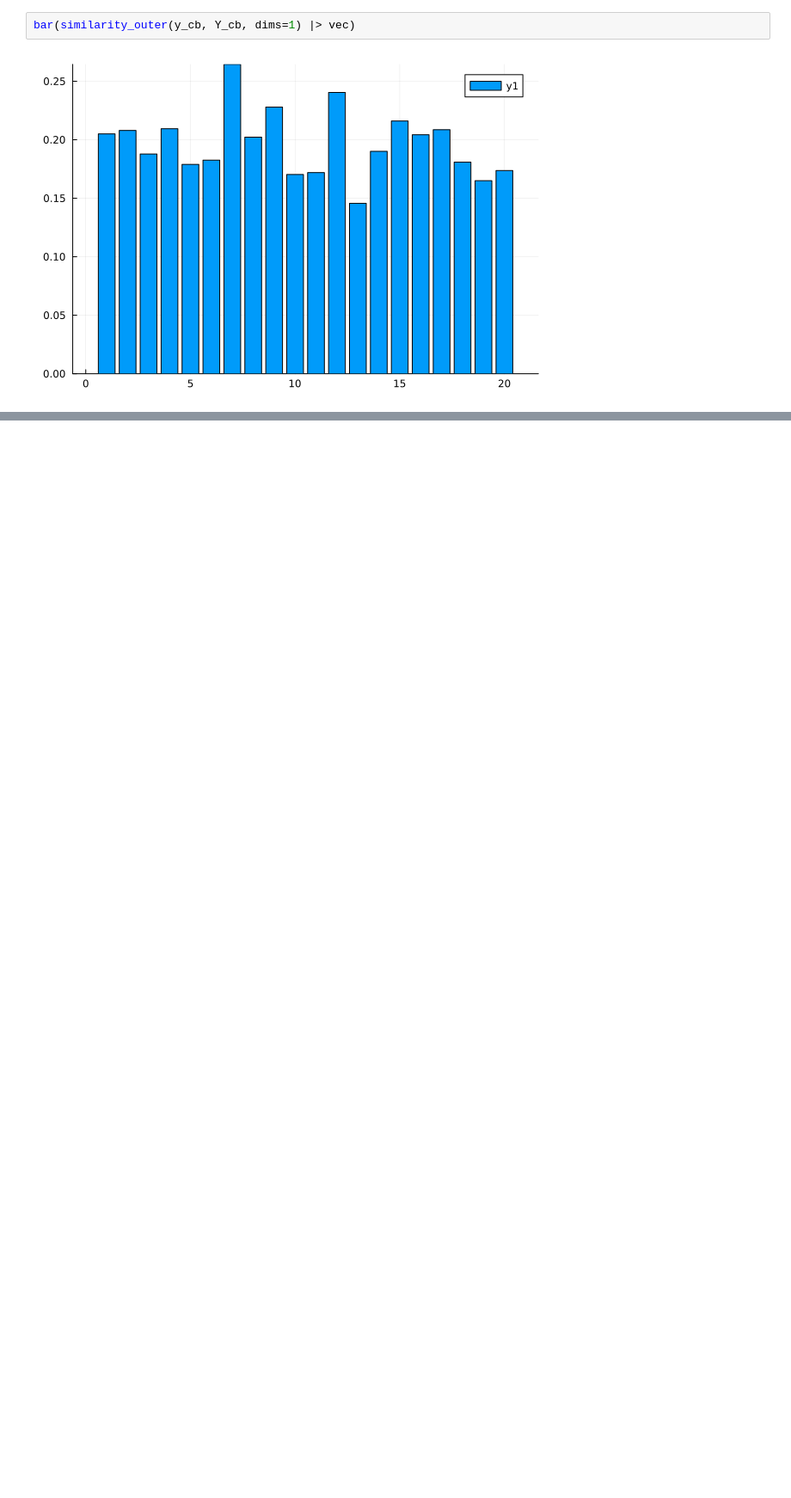
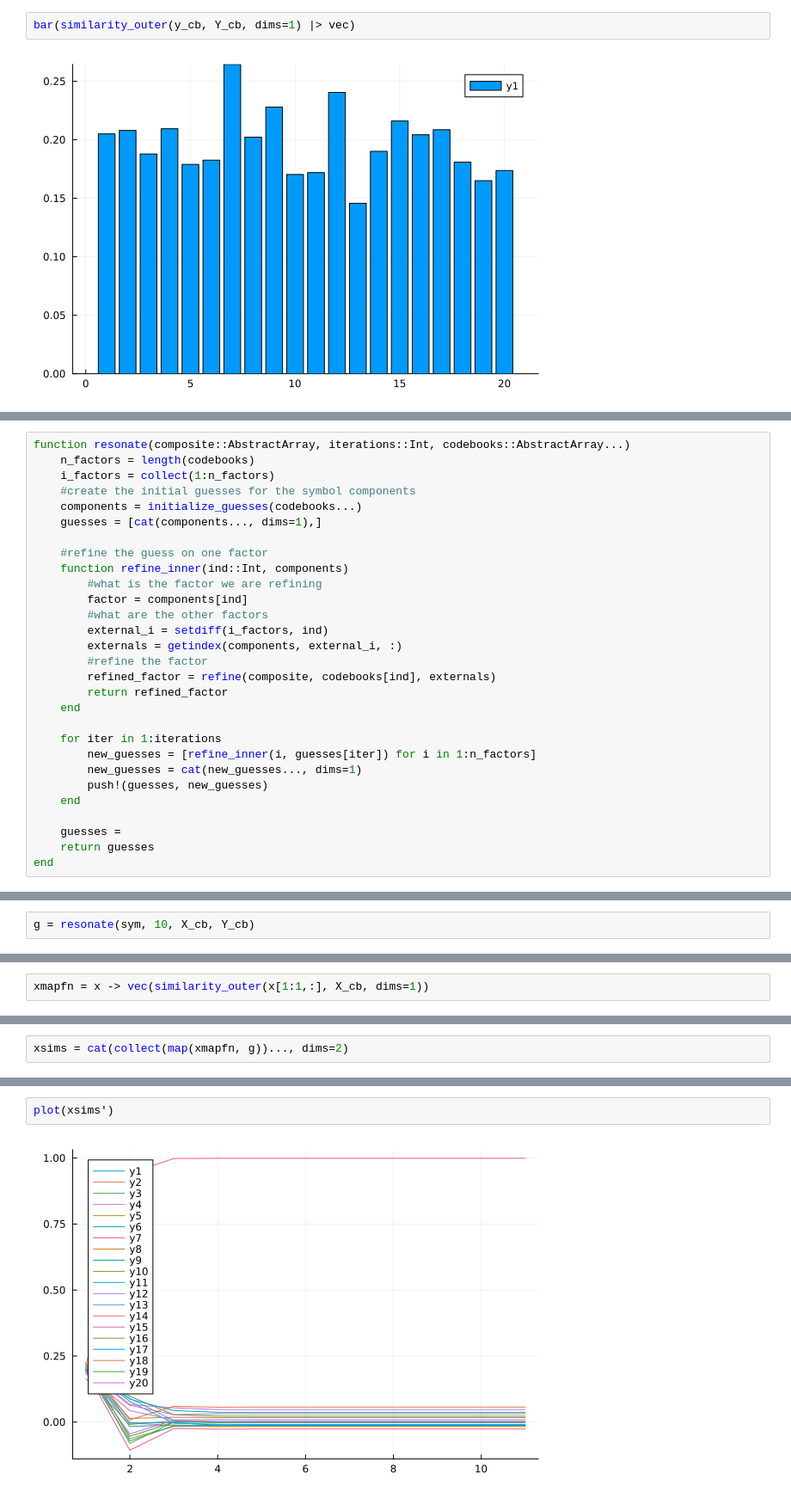
Before and after one commit to wilkieolin/phasor_julia, a Jupyter notebook: resonator.ipynb, the cells around one changed output, grey strips where cells are left out. Shown at 86% size. Cells and saved outputs as stored; diff of their text form; blank space fills up the shorter version.

```diff
--- a/resonator.ipynb
+++ b/resonator.ipynb
@@ -118,0 +179,29 @@ bar(similarity_outer(y_cb, Y_cb, dims=1) |> vec)
+# %%
+function resonate(composite::AbstractArray, iterations::Int, codebooks::AbstractArray...)
+    n_factors = length(codebooks)
+    i_factors = collect(1:n_factors)
+    #create the initial guesses for the symbol components
+    components = initialize_guesses(codebooks...)
+    guesses = [cat(components..., dims=1),]
+
+    #refine the guess on one factor
+    function refine_inner(ind::Int, components)
+        #what is the factor we are refining
+        factor = components[ind]
+        #what are the other factors
+        external_i = setdiff(i_factors, ind)
+        externals = getindex(components, external_i, :)
+        #refine the factor
+        refined_factor = refine(composite, codebooks[ind], externals)
+        return refined_factor
+    end
+
+    for iter in 1:iterations
+        new_guesses = [refine_inner(i, guesses[iter]) for i in 1:n_factors]
+        new_guesses = cat(new_guesses..., dims=1)
+        push!(guesses, new_guesses)
+    end
+
+    guesses =
+    return guesses
+end
@@ -118,0 +210,2 @@ bar(similarity_outer(y_cb, Y_cb, dims=1) |> vec)
+# %%
+g = resonate(sym, 10, X_cb, Y_cb)
@@ -118,0 +225,2 @@ bar(similarity_outer(y_cb, Y_cb, dims=1) |> vec)
+# %%
+xmapfn = x -> vec(similarity_outer(x[1:1,:], X_cb, dims=1))
@@ -118,0 +229,2 @@ bar(similarity_outer(y_cb, Y_cb, dims=1) |> vec)
+# %%
+xsims = cat(collect(map(xmapfn, g))..., dims=2)
@@ -118,0 +249,4 @@ bar(similarity_outer(y_cb, Y_cb, dims=1) |> vec)
+# %%
+plot(xsims')
+# %% [output]
+[figure, added]
```
Also changed, not shown: parts of 31 cells of this notebook.
